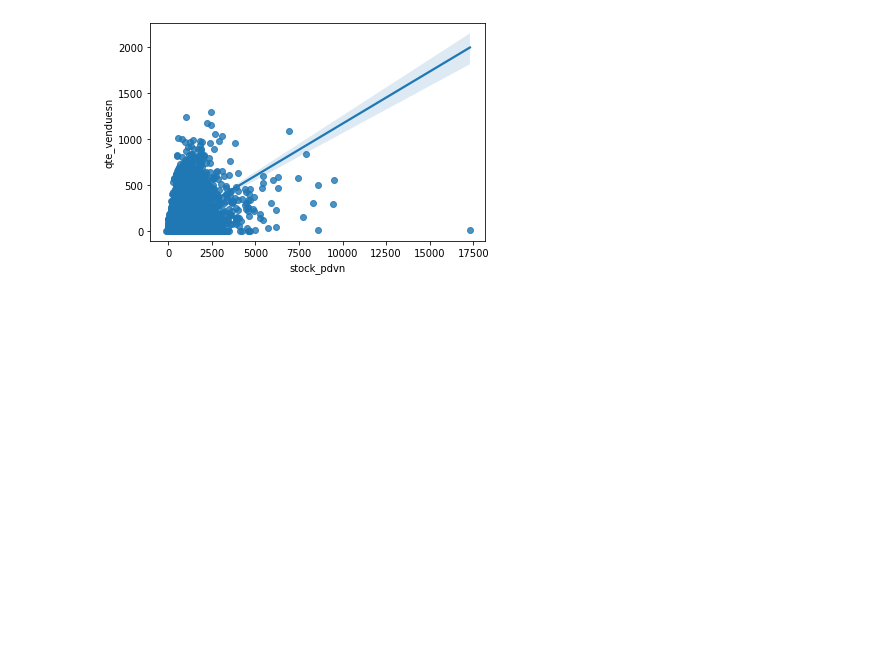
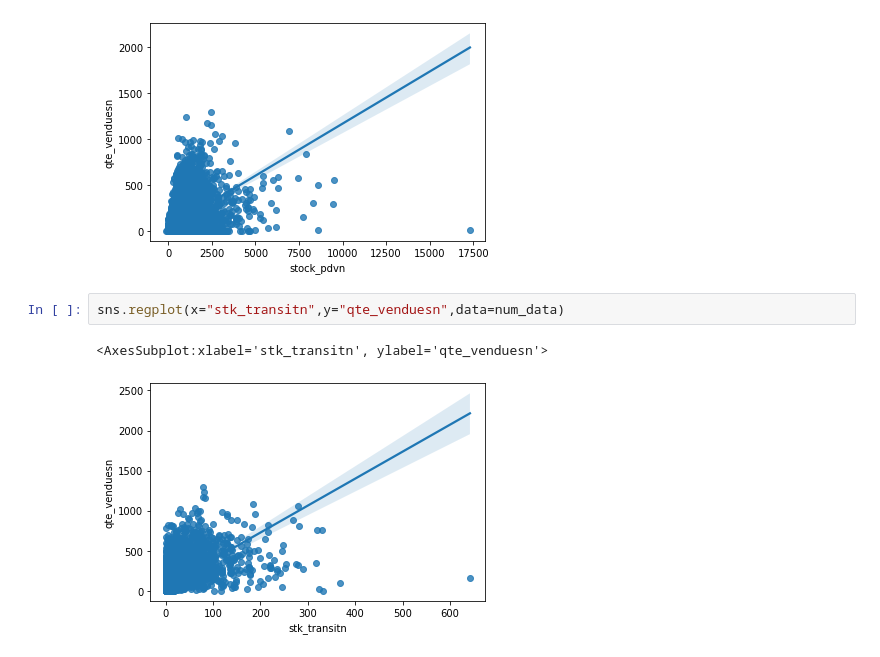
Before and after one commit to J-Cancelliere/markdown-predictions, a Jupyter notebook: notebooks/02_data_analysis.ipynb, the cells around one changed output. Cells and saved outputs as stored; diff of their text form; blank space fills up the shorter version.

Commit message:
add scatterplots

```diff
--- a/notebooks/02_data_analysis.ipynb
+++ b/notebooks/02_data_analysis.ipynb
@@ -101,3 +101,8 @@ sns.regplot(x="stock_pdvn",y="qte_venduesn",data=num_data)
 # %% [output]
 <AxesSubplot:xlabel='stock_pdvn', ylabel='qte_venduesn'>
 [figure]
+# %%
+sns.regplot(x="stk_transitn",y="qte_venduesn",data=num_data)
+# %% [output]
+<AxesSubplot:xlabel='stk_transitn', ylabel='qte_venduesn'>
+[figure, added]
```
Also changed, not shown: parts of 1 cell of this notebook.
